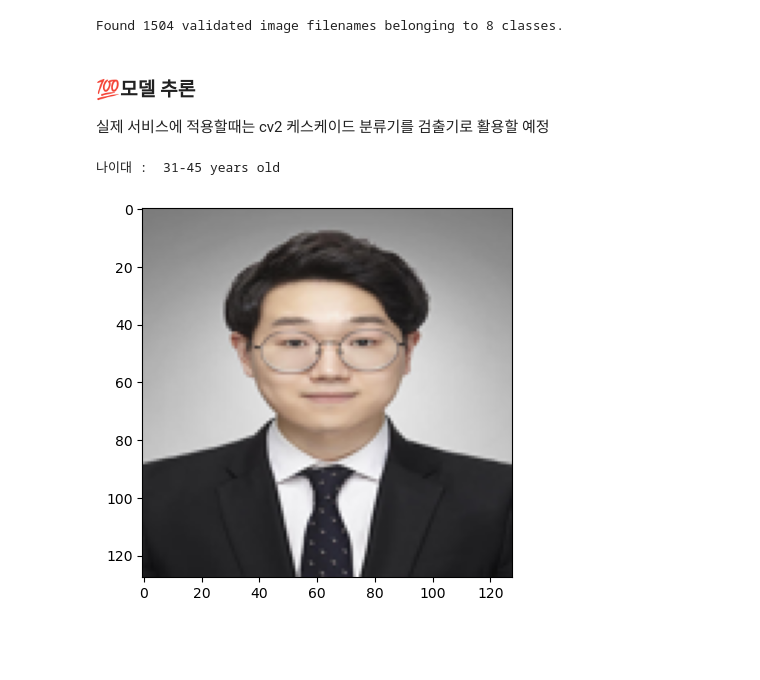
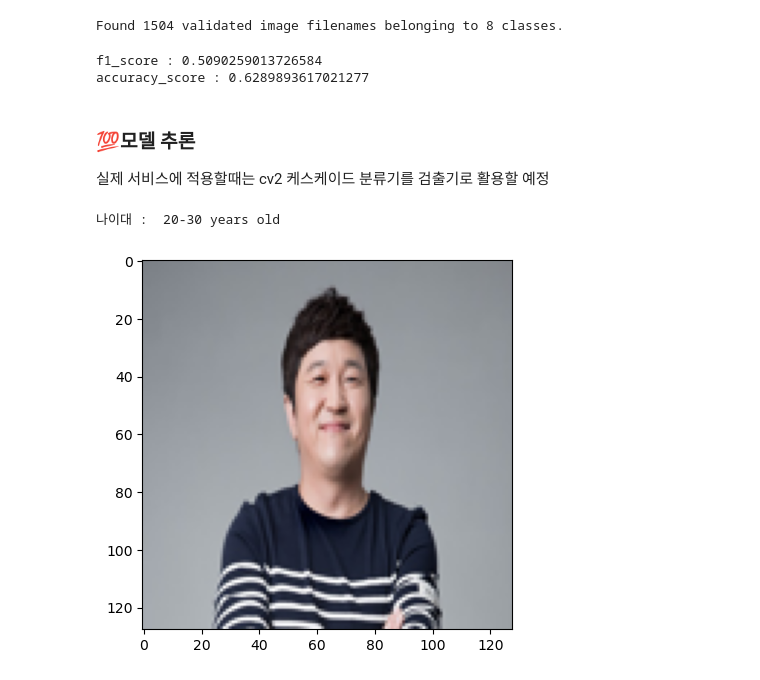
Before and after one commit to syg0203/Tenproject_faceage, a Jupyter notebook: faceage_script.ipynb, the cells around one changed output. Saved outputs shown, nothing was run; the diff lists cells and outputs as text; code cells hidden in the pictures; blank space fills up the shorter version.

```diff
--- a/faceage_script.ipynb
+++ b/faceage_script.ipynb
@@ -179,5 +170,7 @@ ax[1].plot(DeepLearning.history.history['val_acc'],color='r',label='Validation A
 # %% [markdown]
 ### 👓모델 검증
+# %%
+DeepLearning=models.load_model('./model/FaceClassification_CP128_2023-10-16.hdf5')
 # %%
 DATAGEN_TEST = ImageDataGenerator(
     rescale=1./255)
@@ -193,35 +187,43 @@ TEST_Prediction = DeepLearning.predict_generator(TEST_GENERATOR, verbose=10)
+# %%
+print("f1_score :",f1_score(test_meta_data['age_class'], test_meta_data['pred_label'],average='macro'))
+print("accuracy_score :",accuracy_score(test_meta_data['age_class'], test_meta_data['pred_label']))
+# %% [output]
+f1_score : 0.5090259013726584
+accuracy_score : 0.6289893617021277
 # %% [markdown]
 ### 💯모델 추론
 실제 서비스에 적용할때는 cv2 케스케이드 분류기를 검출기로 활용할 예정
-# %%
-# checkpoint 모델 활용
-DeepLearning=models.load_model('./model/FaceClassification_CP_128_2023-10-15.hdf5')
+# %%
+label_li=[
+    '0-6 years old',
+    '7-12 years old',
+    '13-19 years old',
+    '20-30 years old',
+    '31-45 years old',
+    '46-55 years old',
+    '56-66 years old',
+    '67-80 years old'
+]
 # %%
-df=pd.DataFrame(columns=['a','b','c','d','e','f','g','h'])
-df.rename(label_to_age,axis=1,inplace=True)
-
 # 이미지 불러오고 convert
-# img_path = 'https://i.namu.wiki/i/8v-u8zB8iSKgmKF1qz1v7x-hvWd_01piinEwr9CsjVwuPQ7ZsWIBDAezj3u35JD_YjuloR9VsUyAWxXwzDNkcg.webp'
-img_path='http://ewcdata.com/images/cont/member12.png'
+img_path = 'https://image.kmib.co.kr/online_image/2020/1220/611811110015341674_1.jpg'
+# img_path='http://ewcdata.com/images/cont/member12.png'
 response = requests.get(img_path)
 img = Image.open(io.BytesIO(response.content)).resize((img_width, img_height))
 img=img.convert('RGB')
 
 # 이미지 넘파이로 변환하고 정규화
 x = np.array(img) / 255.0
 x = np.expand_dims(x, axis=0)
 
 # 추론
 y_pred = DeepLearning.predict(x)
-df.loc[0]=y_pred[0]
 
 # 추론 결과 도출
-pred_series=df[df.columns].max()
-recomend=pred_series[pred_series.values==pred_series.max()].index[0]
-print('나이대 : ',recomend)
+print('나이대 : ',label_li[y_pred[0].argmax()])
 plt.figure()
 plt.imshow(img)
 plt.show()
 # %% [output]
-나이대 :  31-45 years old
+나이대 :  20-30 years old
-[figure, old version]
+[figure, new version]
```
Also changed, not shown: parts of 6 cells of this notebook.
